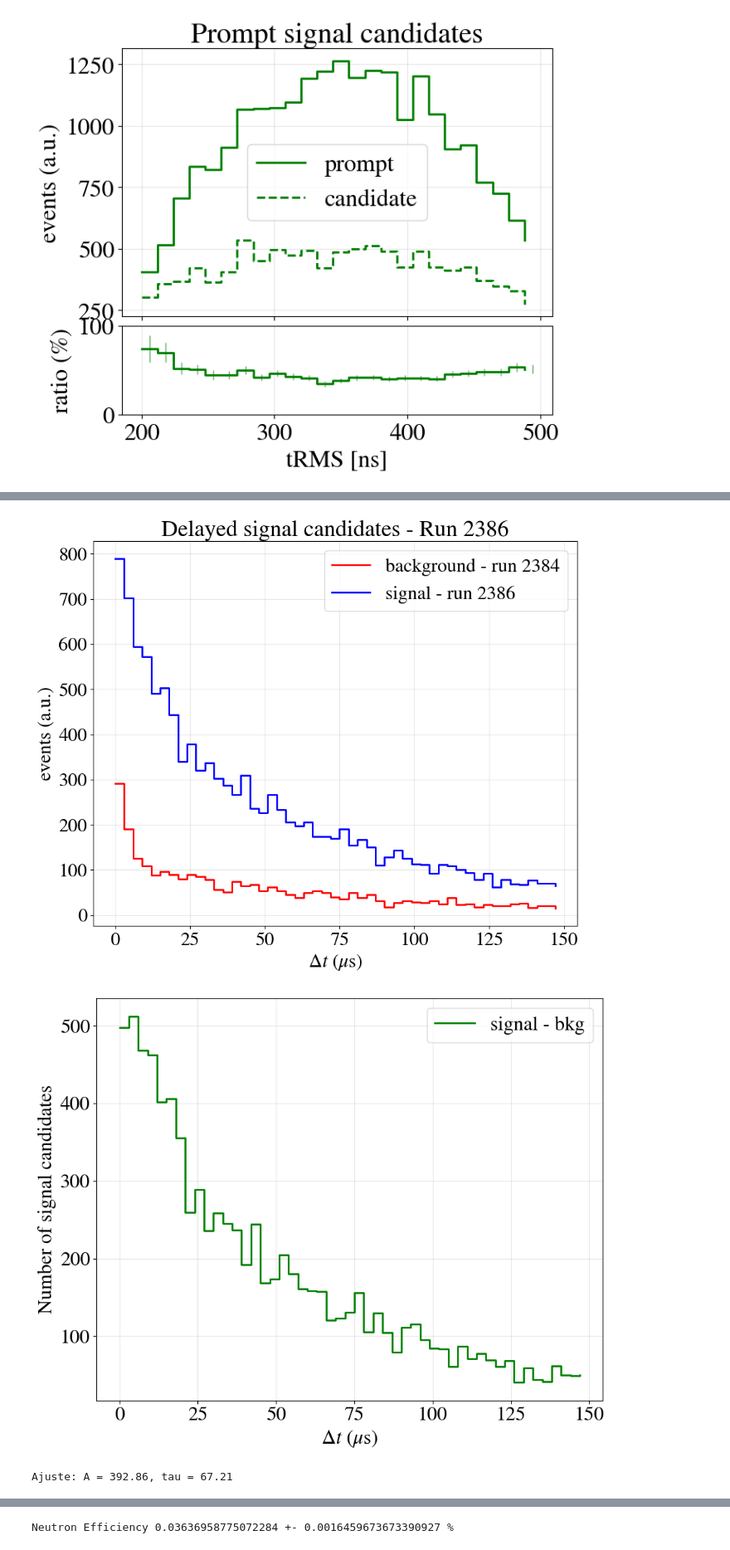
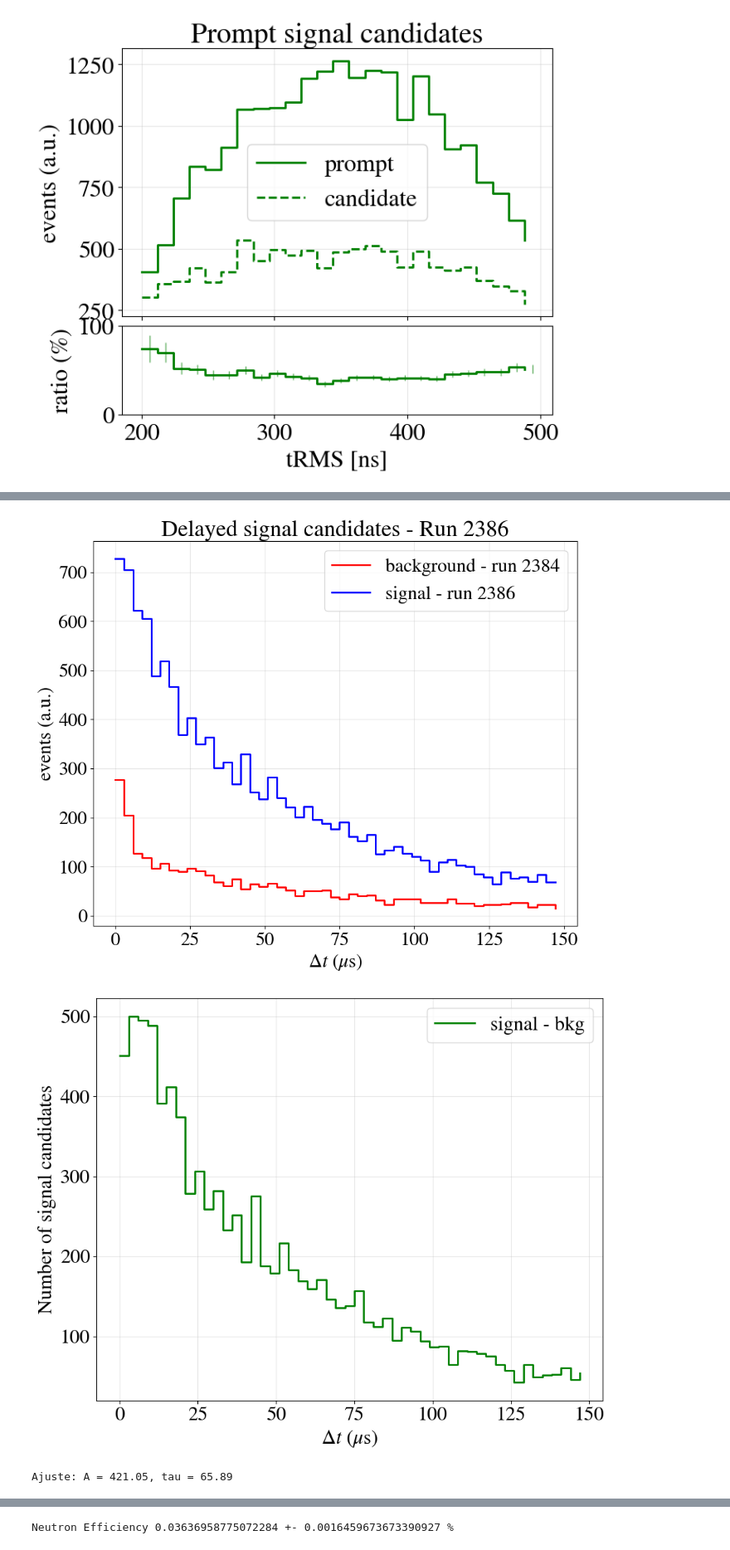
Before and after one commit to halmamol/ACES, a Jupyter notebook: jupyter_nb/CandidateEvents.ipynb, the cells around one changed output, grey strips where cells are left out. Shown at 83% size. Drawn from its saved outputs; the diff is of its cells as text; code cells hidden in the pictures.

```diff
--- a/jupyter_nb/CandidateEvents.ipynb
+++ b/jupyter_nb/CandidateEvents.ipynb
@@ -73,13 +75,13 @@ delayed_window = 40  # Window for delayed candidates
 delayed_nhits_min = 10  # Minimum number of hits for delayed candidates
 delayed_nhits_max = 30  # Maximum number of hits for delayed candidates
 # %%
-bkg_file = f'/scratch/halmazan/WCTE/files/data/AmBeCandidates/neutron_candidates_{bkg_run}_promptvar_neutronsel_test2.csv'
-sig_file = f'/scratch/halmazan/WCTE/files/data/AmBeCandidates/neutron_candidates_{sig_run}_promptvar_neutronsel_test2.csv'
-acc_file = f'/scratch/halmazan/WCTE/files/data/AmBeCandidates/accidental_candidates_{sig_run}_40ns.csv'
+bkg_file = f'/scratch/halmazan/WCTE/files/AmBeCandidates/neutron_candidates_{bkg_run}_promptvar_neutronsel_test2_mult.csv'
+sig_file = f'/scratch/halmazan/WCTE/files/AmBeCandidates/neutron_candidates_{sig_run}_promptvar_neutronsel_test2_mult.csv'
+#acc_file = f'/data/halmazan/WCTE/data/AmBeCandidates/accidental_candidates_{sig_run}_40ns.csv'
 
 df = pd.read_csv(sig_file)
 df_bkg = pd.read_csv(bkg_file)
-df_acc = pd.read_csv(acc_file)
+#df_acc = pd.read_csv(acc_file)
 
 deltaR(df)
 deltaR(df_bkg)
@@ -88,5 +90,5 @@ deltaR(df_bkg)
 deltaT(df)
 deltaT(df_bkg)
 
-df_acc["DeltaT"] = np.abs(df_acc["vp_delayed_time"]/1000 - df_acc["vp_prompt_time"]/1000)
+#df_acc["DeltaT"] = np.abs(df_acc["vp_delayed_time"]/1000 - df_acc["vp_prompt_time"]/1000)
 # %%
@@ -1467,7 +1447,7 @@ plt.show()
 bin_centers = 0.5 * (bins_edges[:-1] + bins_edges[1:])
 values = hist_sig * N_events_bkg / N_events_sig - hist
 
-np.savez(f'/scratch/halmazan/WCTE/files/data/AmBeCandidates/histograms_run{sig_run}_40ns.npz', deltat=values, bins_deltat=bin_centers)
+np.savez(f'/data/halmazan/WCTE/data/AmBeCandidates/histograms_run{sig_run}_40ns.npz', deltat=values, bins_deltat=bin_centers)
 
 
 scale = N_events_bkg / N_events_sig
@@ -1495,33 +1475,33 @@ y = data[mask]
 s = errors[mask]
 
 def exp_func(x, A, tau):
     return A*np.exp(-x/tau)
 
 p0 = (y.max(), 30.0, 0.0)
 bounds = ([0, 1e-3, -np.inf], [np.inf, np.inf, np.inf])
 
 popt, pcov = curve_fit(exp_func, x, y, p0=(x.max(), 30.0))
 A_fit, tau_fit = popt
 A_err, tau_err = np.sqrt(np.diag(pcov))  # Error en A y tau
 
 print(f"Ajuste: A = {A_fit:.2f}, tau = {tau_fit:.2f}")
 
 plt.figure()
 plt.step(bins_edges[:-1], data, where='post', linewidth=2, label='Data', color='green')
 plt.errorbar(bin_centers, data, yerr=errors, fmt='none', ecolor='black', elinewidth=1, capsize=2)
 x_fit = np.linspace(xmin, bin_centers[mask].max(), 400)
 plt.plot(x_fit, exp_func(x_fit, *popt), '-', color="black", label=f'Fit data: A·exp(-x/τ), τ ≈ {tau_fit:.0f} ± {tau_err:.0f} μs')
 #x_fit = np.arange(int(bin_centers[1]), int(bin_centers[-6]), 1)
 #plt.plot(x_fit, exp_func(x_fit, *popt), 'r-', label=f'Fit data: A·exp(-x/τ), τ ≈ {tau_fit:.0f} ± {tau_err:.0f} μs', color="black")
 plt.xlabel(r'Time ($\mu$s)')
 plt.ylabel('Number of signal candidates')
 plt.grid(alpha=0.3)
 plt.title(f'Delayed signal candidates - Run {sig_run}')
 plt.legend()
 plt.tight_layout()
 plt.ylim(bottom = 0)
 plt.show()
 # %% [output]
-[figure, old version]
+[figure, new version]
-[figure, old version]
+[figure, new version]
-Ajuste: A = 392.86, tau = 67.21
+Ajuste: A = 421.05, tau = 65.89
```
Also changed, not shown: parts of 30 cells of this notebook, 5 other files.
